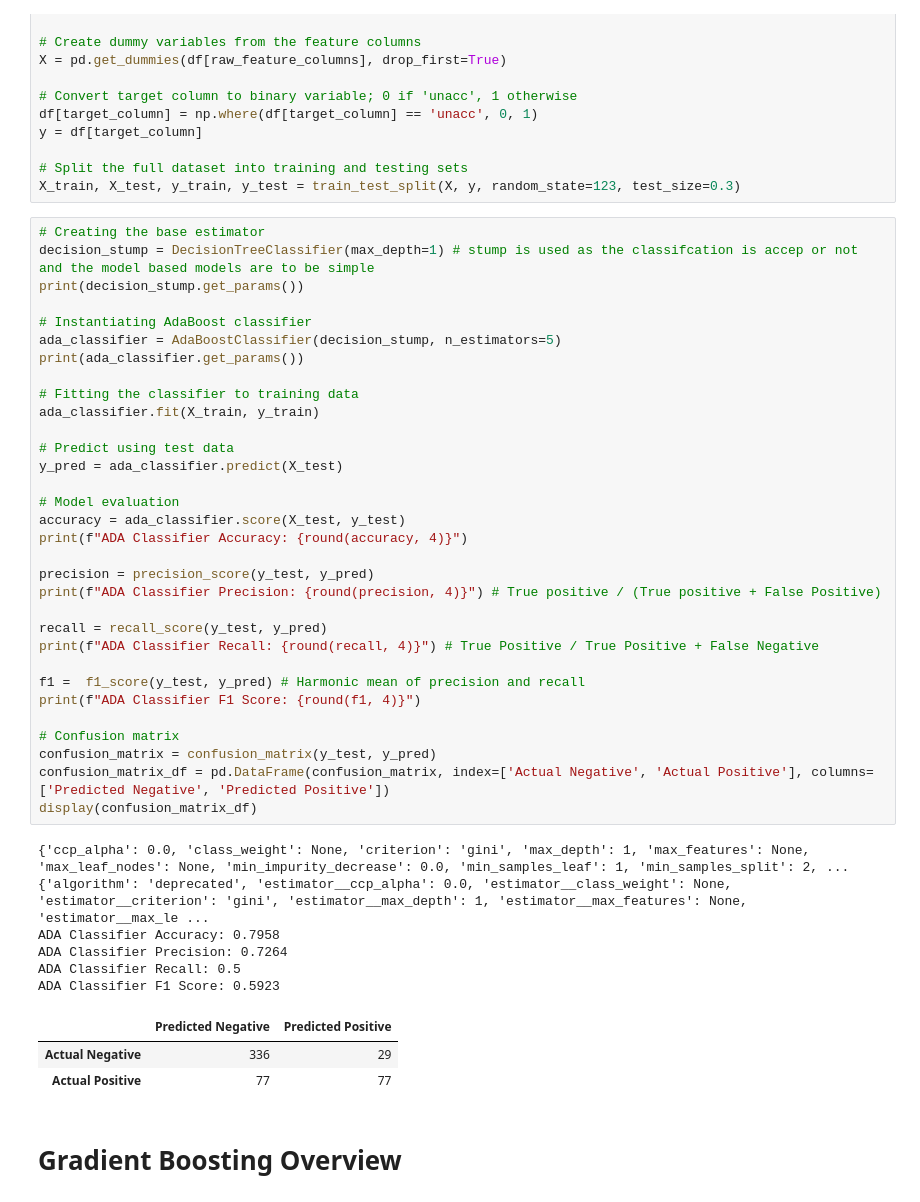
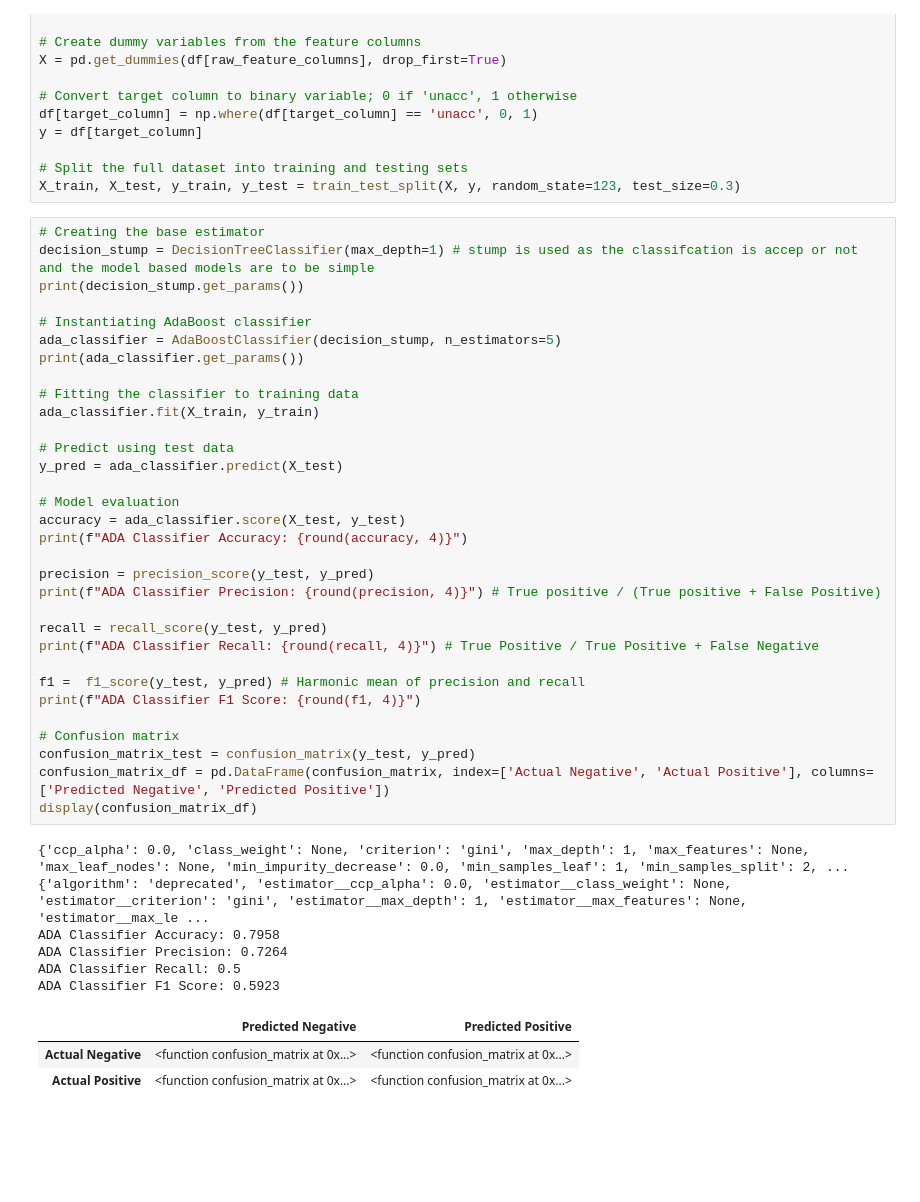
Before and after one commit to JTrehan1/MachineLearningPortfolio, a Jupyter notebook: EnsembleMethods/EnsembleMethods.ipynb, the cells around one changed output. Drawn from its saved outputs; the diff is of its cells as text; blank space fills up the shorter version.

```diff
--- a/EnsembleMethods/EnsembleMethods.ipynb
+++ b/EnsembleMethods/EnsembleMethods.ipynb
@@ -457,35 +457,33 @@ print(ada_classifier.get_params())
 # Fitting the classifier to training data
 ada_classifier.fit(X_train, y_train)
 
 # Predict using test data
 y_pred = ada_classifier.predict(X_test)
 
 # Model evaluation
 accuracy = ada_classifier.score(X_test, y_test)
 print(f"ADA Classifier Accuracy: {round(accuracy, 4)}")
 
 precision = precision_score(y_test, y_pred)
 print(f"ADA Classifier Precision: {round(precision, 4)}") # True positive / (True positive + False Positive)
 
 recall = recall_score(y_test, y_pred)
 print(f"ADA Classifier Recall: {round(recall, 4)}") # True Positive / True Positive + False Negative
 
 f1 =  f1_score(y_test, y_pred) # Harmonic mean of precision and recall
 print(f"ADA Classifier F1 Score: {round(f1, 4)}")
 
 # Confusion matrix
-confusion_matrix = confusion_matrix(y_test, y_pred)
+confusion_matrix_test = confusion_matrix(y_test, y_pred)
 confusion_matrix_df = pd.DataFrame(confusion_matrix, index=['Actual Negative', 'Actual Positive'], columns=['Predicted Negative', 'Predicted Positive'])
 display(confusion_matrix_df)
 # %% [output]
 {'ccp_alpha': 0.0, 'class_weight': None, 'criterion': 'gini', 'max_depth': 1, 'max_features': None, 'max_leaf_nodes': None, 'min_impurity_decrease': 0.0, 'min_samples_leaf': 1, 'min_samples_split': 2, ...
 {'algorithm': 'deprecated', 'estimator__ccp_alpha': 0.0, 'estimator__class_weight': None, 'estimator__criterion': 'gini', 'estimator__max_depth': 1, 'estimator__max_features': None, 'estimator__max_le ...
 ADA Classifier Accuracy: 0.7958
 ADA Classifier Precision: 0.7264
 ADA Classifier Recall: 0.5
 ADA Classifier F1 Score: 0.5923
 |  | Predicted Negative | Predicted Positive |
-| Actual Negative | 336 | 29 |
-| Actual Positive | 77 | 77 |
+| Actual Negative | <function confusion_matrix at 0x...> | <function confusion_matrix at 0x...> |
+| Actual Positive | <function confusion_matrix at 0x...> | <function confusion_matrix at 0x...> |
-# %% [markdown]
-<h1>Gradient Boosting Overview</h1>
```
Also changed, not shown: parts of 11 cells of this notebook.
